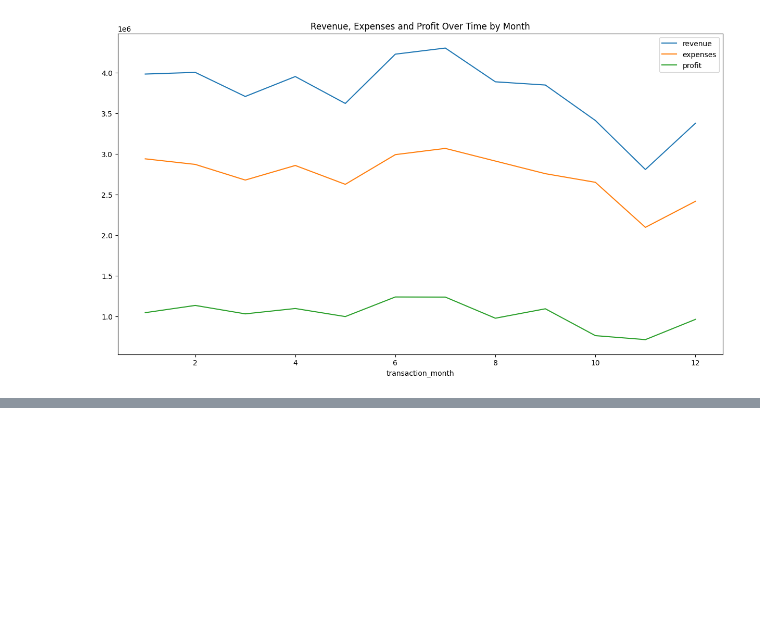
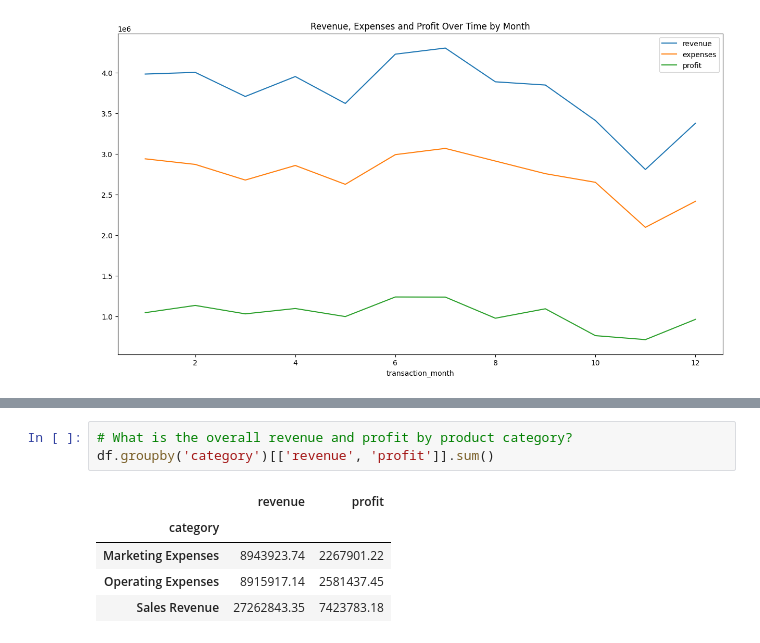
Before and after one commit to VincentGordon-Data-Analyst/financial-performance, a Jupyter notebook: analysis.ipynb, the cells around one changed output, grey strips where cells are left out. Cells and saved outputs as stored; diff of their text form; blank space fills up the shorter version.

```diff
--- a/analysis.ipynb
+++ b/analysis.ipynb
@@ -161,0 +172,9 @@ ValueError: No axis named 2 for object type DataFrame
+# %%
+# What is the overall revenue and profit by product category?
+df.groupby('category')[['revenue', 'profit']].sum()
+# %% [output]
+|  | revenue | profit |
+| category |  |  |
+| Marketing Expenses | 8943923.74 | 2267901.22 |
+| Operating Expenses | 8915917.14 | 2581437.45 |
+| Sales Revenue | 27262843.35 | 7423783.18 |
```
Also changed, not shown: parts of 8 cells of this notebook.
